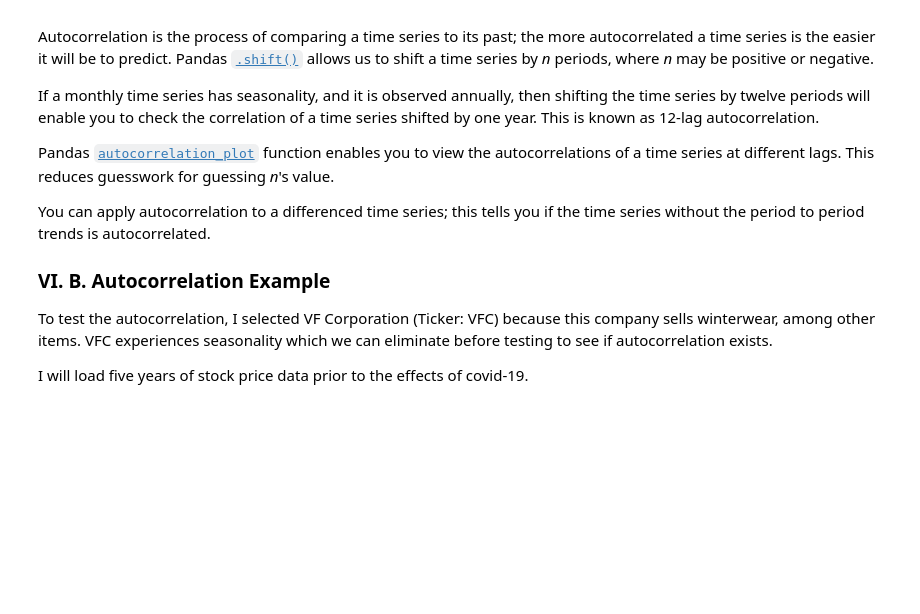
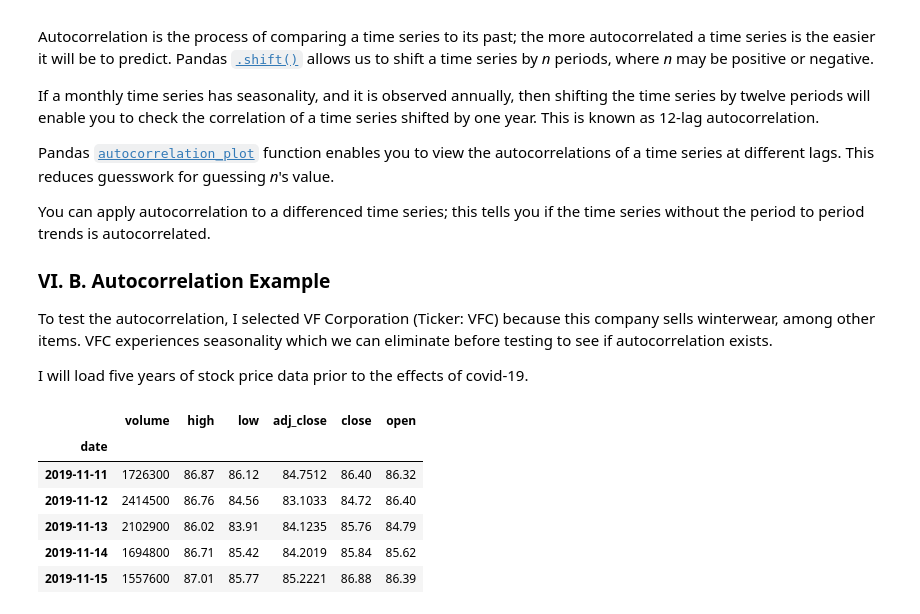
Before and after one commit to amitrani6/time-series-examples, a Jupyter notebook: Time_Series_Models_Examples.ipynb, the cells around one changed output. Drawn from its saved outputs; the diff is of its cells as text; code cells hidden in the pictures; blank space fills up the shorter version.

Commit message:
Added VFC stock data for seasonal and autocorrelation analysis

```diff
--- a/Time_Series_Models_Examples.ipynb
+++ b/Time_Series_Models_Examples.ipynb
@@ -294,0 +293,13 @@ I will load five years of stock price data prior to the effects of covid-19.
+# %%
+# Load in VFC data
+vfc_data = pd.read_csv('data_files/price_data/VFC_november_17_2014_to_november_15_2019.csv', index_col = 'date')
+
+vfc_data.tail()
+# %% [output]
+|  | volume | high | low | adj_close | close | open |
+| date |  |  |  |  |  |  |
+| 2019-11-11 | 1726300 | 86.87 | 86.12 | 84.7512 | 86.40 | 86.32 |
+| 2019-11-12 | 2414500 | 86.76 | 84.56 | 83.1033 | 84.72 | 86.40 |
+| 2019-11-13 | 2102900 | 86.02 | 83.91 | 84.1235 | 85.76 | 84.79 |
+| 2019-11-14 | 1694800 | 86.71 | 85.42 | 84.2019 | 85.84 | 85.62 |
+| 2019-11-15 | 1557600 | 87.01 | 85.77 | 85.2221 | 86.88 | 86.39 |
```
Also changed, not shown: parts of 1 cell of this notebook, 1 other file.
